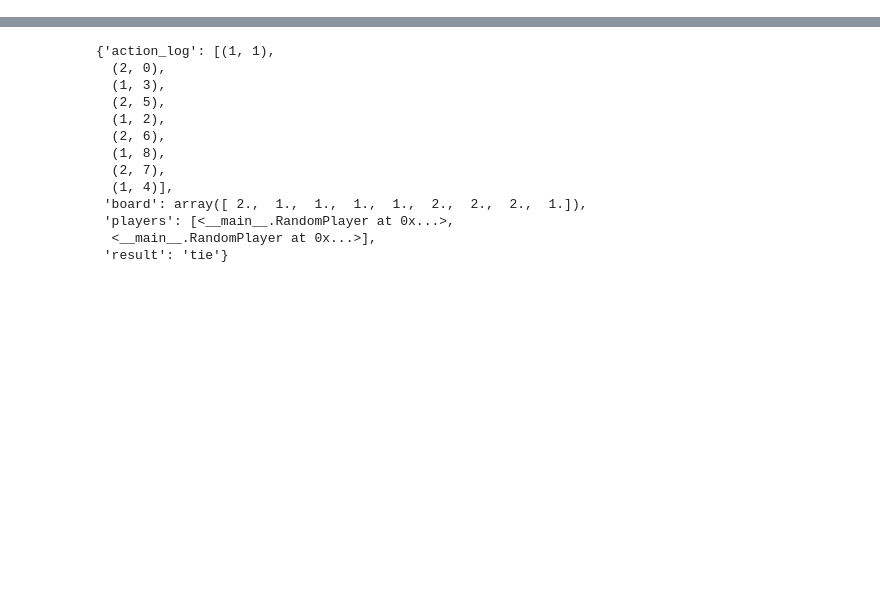
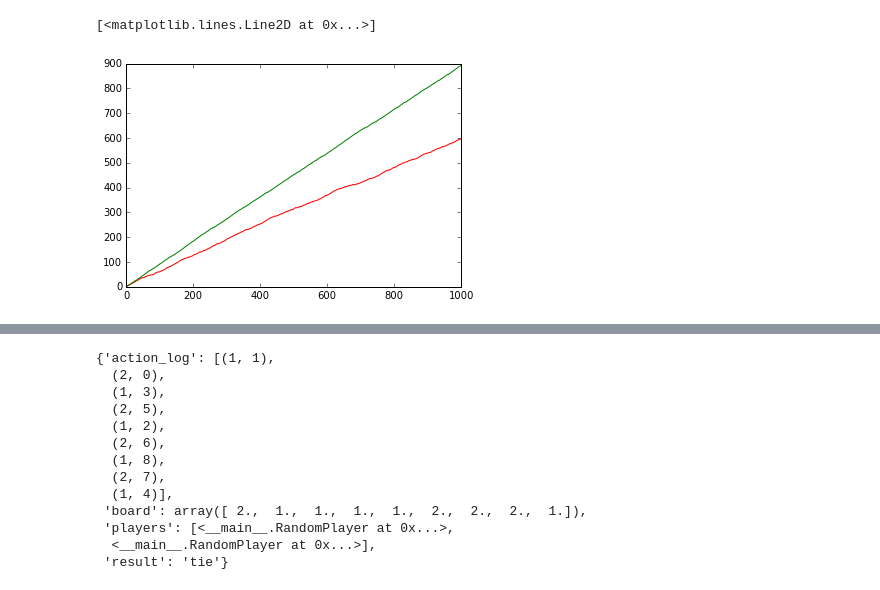
Before and after one commit to venuur/tictactoe, a Jupyter notebook: Tictactoe.ipynb, the cells around one changed output, grey strips where cells are left out. Saved outputs shown, nothing was run; the diff lists cells and outputs as text; code cells hidden in the pictures; blank space fills up the shorter version.

Commit message:
Correct win.  Add random onestep comparison.

```diff
--- a/Tictactoe.ipynb
+++ b/Tictactoe.ipynb
@@ -179,0 +237,14 @@ winner_player_1
+# %%
+random_games = list()
+onestep_games = list()
+DEBUG=1
+for i in range(1000):
+    random_game = Tictactoe(RandomPlayer(1), RandomPlayer(2))
+    onestepvrandom_game = Tictactoe(OneStepLookaheadPlayer(1), RandomPlayer(2))
+    random_game.play()
+    onestepvrandom_game.play()
+    random_games.append(random_game)
+    onestep_games.append(onestepvrandom_game)
+# %%
+cum_wins_random = np.cumsum([1 if g.result == 'winner_player_1' else 0 for g in random_games])
+cum_wins_onestep = np.cumsum([1 if g.result == 'winner_player_1' else 0 for g in onestep_games])
@@ -179,0 +257,6 @@ winner_player_1
+# %%
+plt.plot(cum_wins_random, color='red')
+plt.plot(cum_wins_onestep, color='green')
+# %% [output]
+[<matplotlib.lines.Line2D at 0x...>]
+[figure, added]
```
Also changed, not shown: parts of 10 cells of this notebook, 1 other file.
